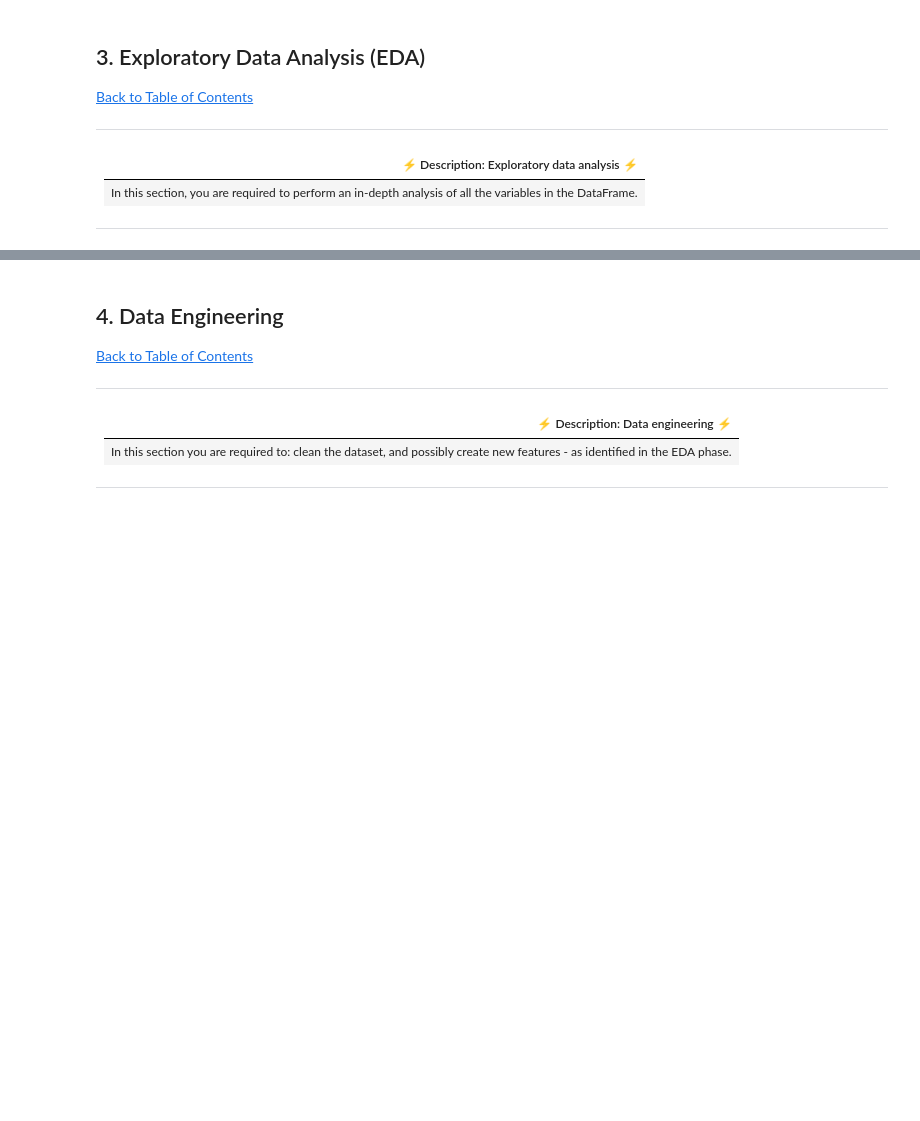
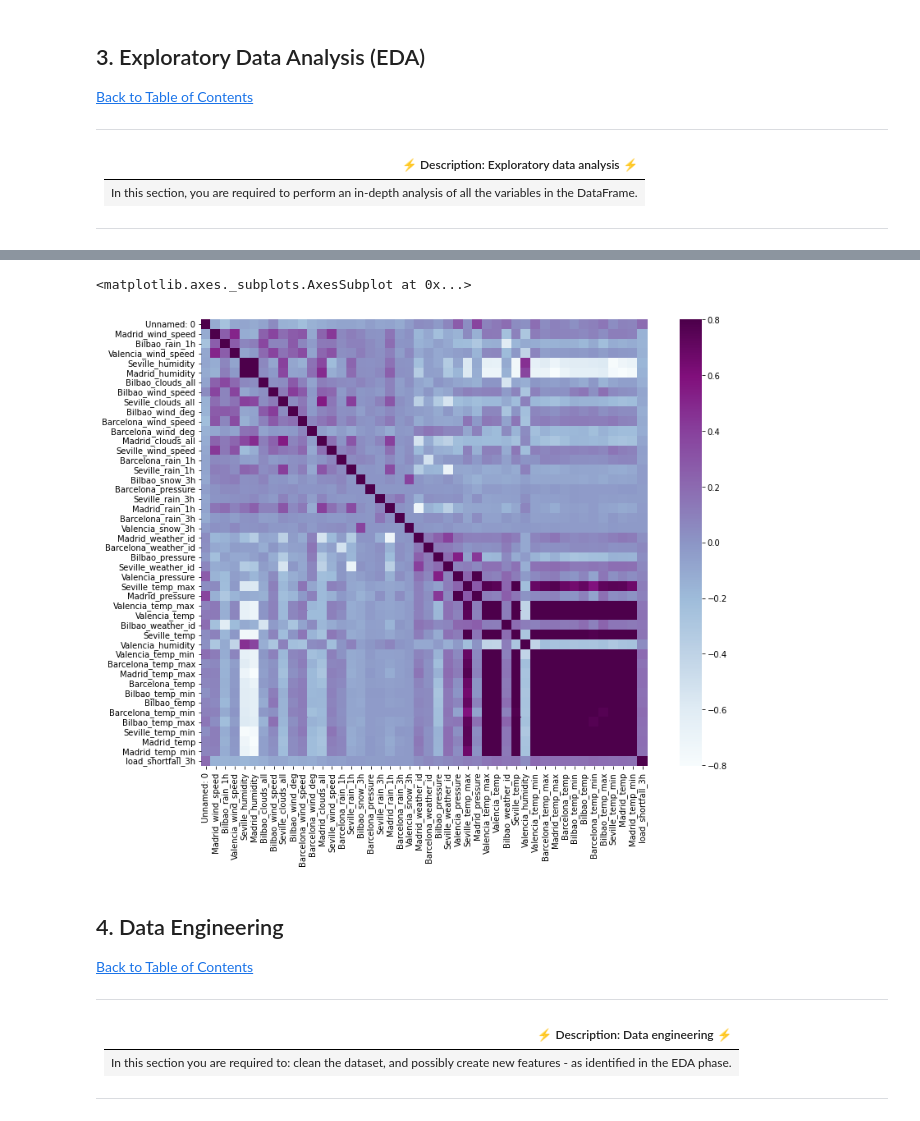
Before and after one commit to Aphiwe94/load-shortfall-regression-predict-api, a Jupyter notebook: starter-notebook.ipynb, the cells around one changed output, grey strips where cells are left out. Drawn from its saved outputs; the diff is of its cells as text; code cells hidden in the pictures; blank space fills up the shorter version.

```diff
--- a/starter-notebook.ipynb
+++ b/starter-notebook.ipynb
@@ -116,3 +185,11 @@ df_test = pd.read_csv('./df_test.csv')
+# %%
+# evaluate correlation
+corrmatrix = df_train.corr() #Create correlation matrix
+f, ax = plt.subplots(figsize=(14, 10))
+sns.heatmap(corrmatrix, vmax=.8, square=True, cmap='BuPu')
+# %% [output]
+<matplotlib.axes._subplots.AxesSubplot at 0x...>
+[figure, added]
 # %%
 # have a look at feature distributions
 # %% [markdown]
```
Also changed, not shown: parts of 9 cells of this notebook.
